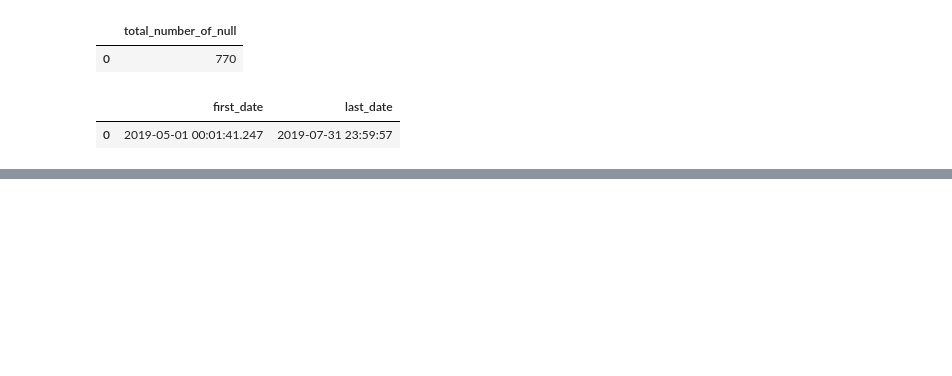
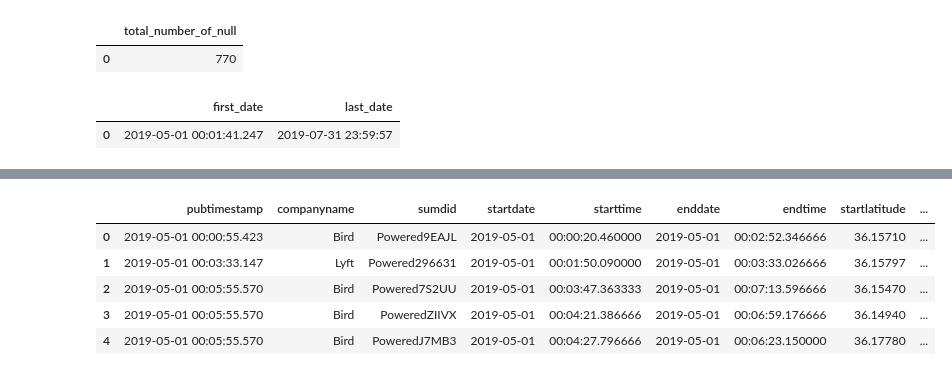
Before and after one commit to NSS-Data-Analytics-Cohort-11/scooters-hawaiian, a Jupyter notebook: notebook/Scooters-Hawaiian.ipynb, the cells around one changed output, grey strips where cells are left out. Saved outputs shown, nothing was run; the diff lists cells and outputs as text; code cells hidden in the pictures; blank space fills up the shorter version.

```diff
--- a/notebook/Scooters-Hawaiian.ipynb
+++ b/notebook/Scooters-Hawaiian.ipynb
@@ -164,0 +167,19 @@ trips_grouped.head(50)
+# %%
+triptab = '''
+SELECT pubtimestamp, companyname, sumdid, startdate, starttime, enddate, endtime, startlatitude, startlongitude, endlatitude, endlongitude
+FROM trips
+WHERE tripduration BETWEEN 1 AND 1440;
+'''
+with engine.connect() as connection:
+    trips = pd.read_sql(text(triptab), con = connection)
+trips.head()
+trips.to_csv('tripsdata.csv', index=False)
+# %%
+trips.head()
+# %% [output]
+|  | pubtimestamp | companyname | sumdid | startdate | starttime | enddate | endtime | startlatitude | ... |
+| 0 | 2019-05-01 00:00:55.423 | Bird | Powered9EAJL | 2019-05-01 | 00:00:20.460000 | 2019-05-01 | 00:02:52.346666 | 36.15710 | ... |
+| 1 | 2019-05-01 00:03:33.147 | Lyft | Powered296631 | 2019-05-01 | 00:01:50.090000 | 2019-05-01 | 00:03:33.026666 | 36.15797 | ... |
+| 2 | 2019-05-01 00:05:55.570 | Bird | Powered7S2UU | 2019-05-01 | 00:03:47.363333 | 2019-05-01 | 00:07:13.596666 | 36.15470 | ... |
+| 3 | 2019-05-01 00:05:55.570 | Bird | PoweredZIIVX | 2019-05-01 | 00:04:21.386666 | 2019-05-01 | 00:06:59.176666 | 36.14940 | ... |
+| 4 | 2019-05-01 00:05:55.570 | Bird | PoweredJ7MB3 | 2019-05-01 | 00:04:27.796666 | 2019-05-01 | 00:06:23.150000 | 36.17780 | ... |
```
Also changed, not shown: parts of 16 cells of this notebook, 4 other files.
